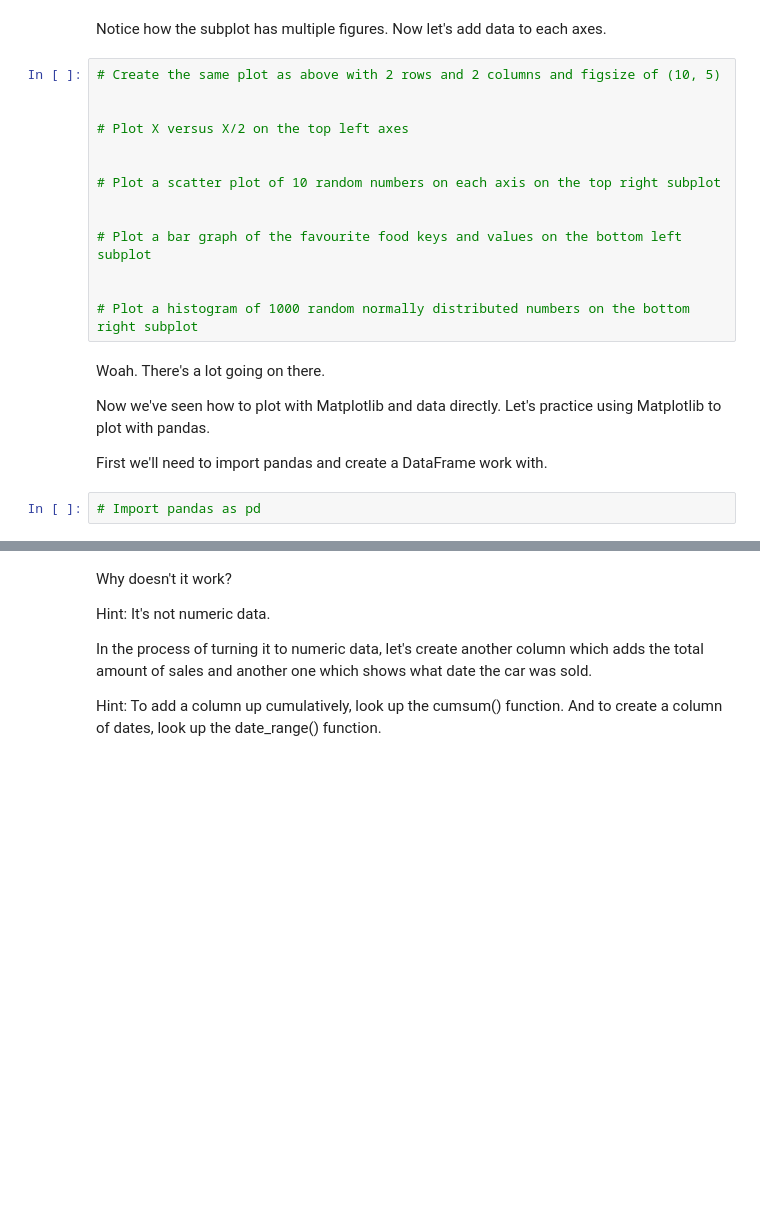
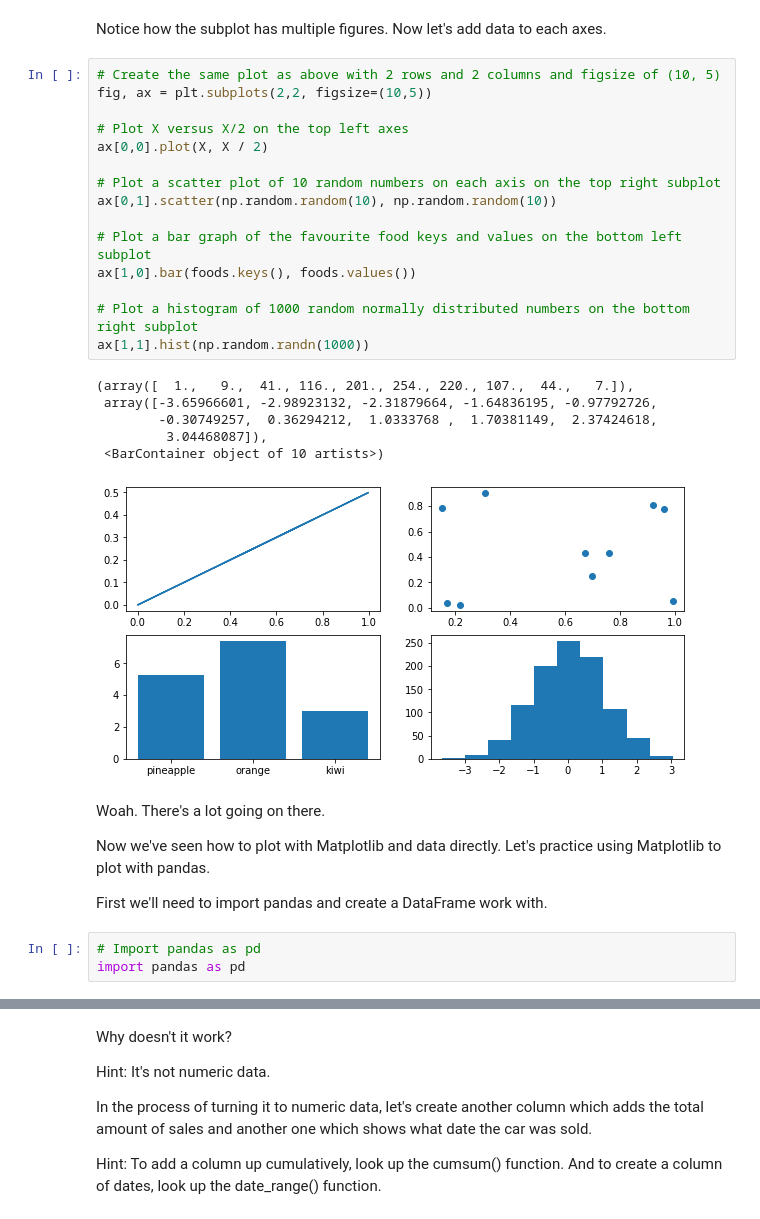
Before and after one commit to TheGloriousGenesis/CS_Learning, a Jupyter notebook: Machine_Learning/Data_Mining/Practice_Exercises/MatplotlibPractice.ipynb, the cells around one changed output, grey strips where cells are left out. Drawn from its saved outputs; the diff is of its cells as text; blank space fills up the shorter version.

```diff
--- a/Machine_Learning/Data_Mining/Practice_Exercises/MatplotlibPractice.ipynb
+++ b/Machine_Learning/Data_Mining/Practice_Exercises/MatplotlibPractice.ipynb
@@ -204,18 +222,26 @@ Now let's try make some subplots. A subplot is another name for a figure with mu
 Notice how the subplot has multiple figures. Now let's add data to each axes.
 # %%
 # Create the same plot as above with 2 rows and 2 columns and figsize of (10, 5)
-
+fig, ax = plt.subplots(2,2, figsize=(10,5))
 
 # Plot X versus X/2 on the top left axes
-
+ax[0,0].plot(X, X / 2)
 
 # Plot a scatter plot of 10 random numbers on each axis on the top right subplot
-
+ax[0,1].scatter(np.random.random(10), np.random.random(10))
 
 # Plot a bar graph of the favourite food keys and values on the bottom left subplot
-
+ax[1,0].bar(foods.keys(), foods.values())
 
 # Plot a histogram of 1000 random normally distributed numbers on the bottom right subplot
+ax[1,1].hist(np.random.randn(1000))
+# %% [output]
+(array([  1.,   9.,  41., 116., 201., 254., 220., 107.,  44.,   7.]),
+ array([-3.65966601, -2.98923132, -2.31879664, -1.64836195, -0.97792726,
+        -0.30749257,  0.36294212,  1.0333768 ,  1.70381149,  2.37424618,
+         3.04468087]),
+ <BarContainer object of 10 artists>)
+[figure, added]
 # %% [markdown]
 Woah. There's a lot going on there.
 
@@ -224,5 +250,6 @@ Now we've seen how to plot with Matplotlib and data directly. Let's practice usi
 First we'll need to import pandas and create a DataFrame work with.
 # %%
 # Import pandas as pd
+import pandas as pd
 # %%
 # Import the '../data/car-sales.csv' into a DataFame called car_sales and view
```
Also changed, not shown: parts of 5 cells of this notebook.
